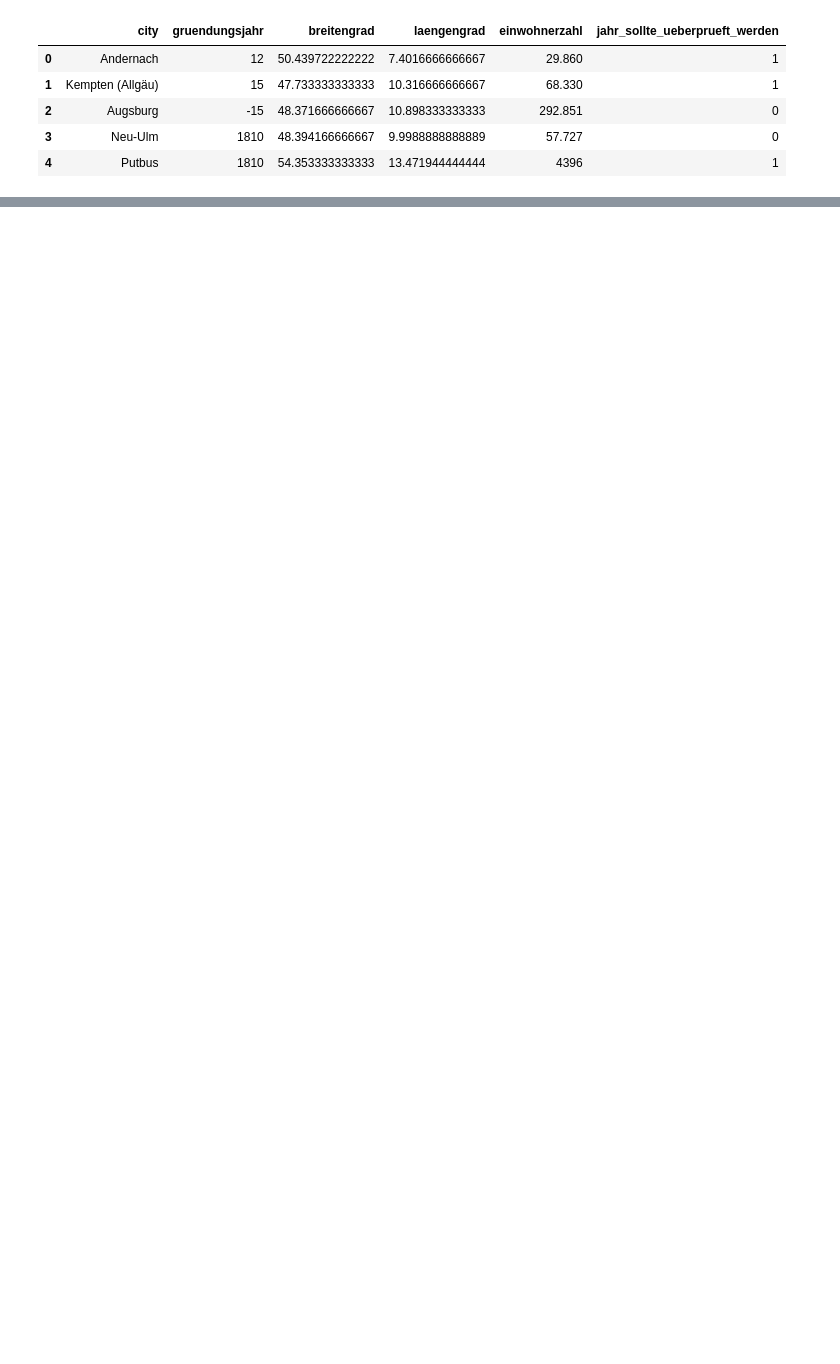
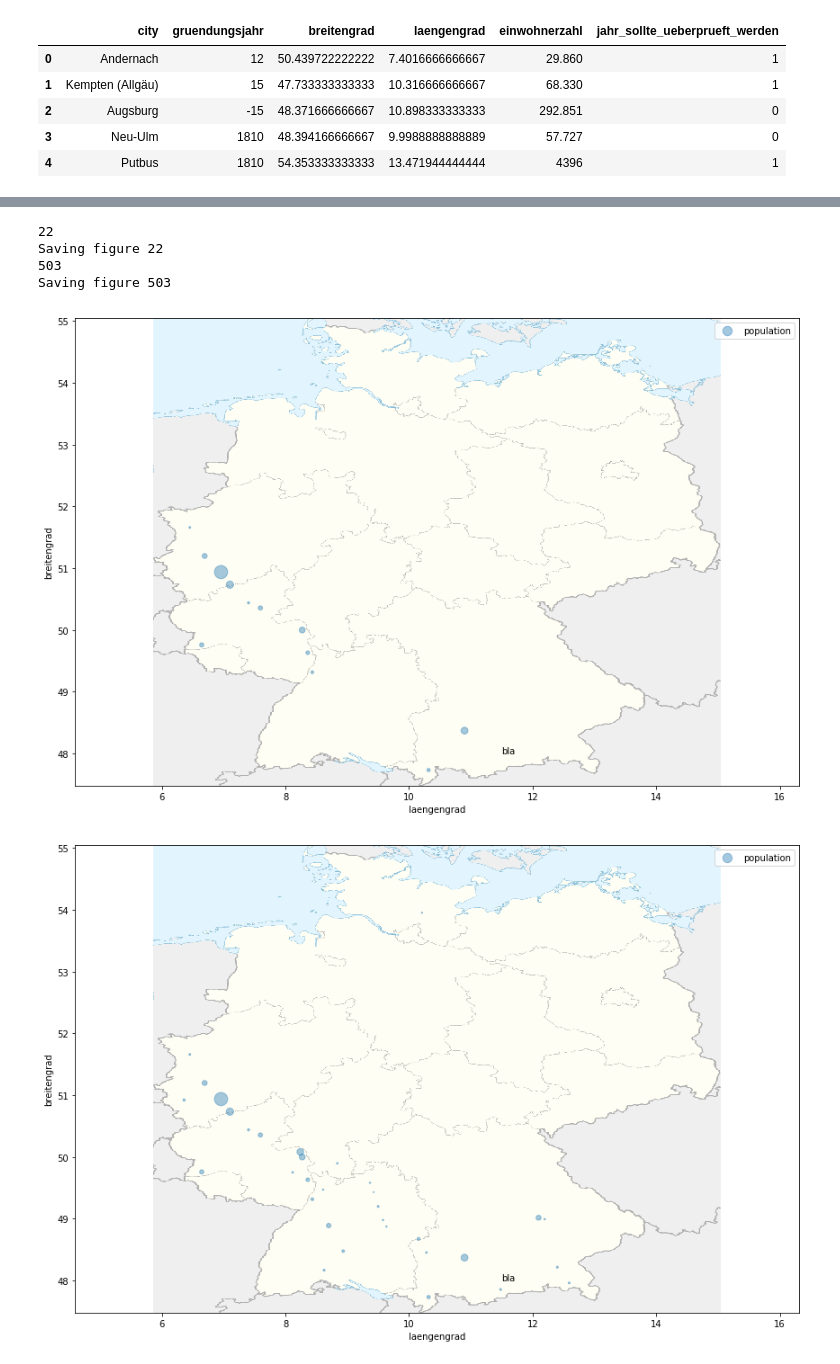
Before and after one commit to s-maibuecher/german_city_foundation, a Jupyter notebook: german-city-foundation.ipynb, the cells around one changed output, grey strips where cells are left out. Saved outputs shown, nothing was run; the diff lists cells and outputs as text; code cells hidden in the pictures; blank space fills up the shorter version.

```diff
--- a/german-city-foundation.ipynb
+++ b/german-city-foundation.ipynb
@@ -58,0 +79,6 @@ numpy.int64
+# %%
+def get_cities_which_excisted_in(year):
+    return( df[df.gruendungsjahr  <= year])
+
+#example:
+plot_all_cities_which_excisted_in(-2)
@@ -59,3 +97,44 @@ numpy.int64
+# %%
+ROJECT_ROOT_DIR = "."
+IMAGES_PATH = os.path.join(PROJECT_ROOT_DIR, "generated_images")
+
+
+def plot_german_cities(dataframe, fig_id, tight_layout=True, fig_extension="png", resolution=100):
+
+    ax = dataframe.plot.scatter( x="laengengrad", y="breitengrad", alpha=0.4, s=dataframe["einwohnerzahl"]/5000, label="population",
+               figsize=(12,8))
+    '''for i, txt in enumerate(df['city']):
+        ax.annotate(df['city'], (df['laengengrad'][i], df['breitengrad'][i]))'''
+
+    ax.annotate('bla', ( 11.5, 48))
+    #plt.axis('scaled')
+    plt.axes().set_aspect('equal', 'datalim')
+    plt.imshow(mpimg.imread('./img/umrisskarte-deutschland.png'), extent=[5.8652753, 15.0395564, 47.4809718, 55.0511637], alpha=0.5,
+               cmap=plt.get_cmap("jet"))
+    path = os.path.join(IMAGES_PATH, fig_id + "." + fig_extension)
+    print("Saving figure", fig_id)
+    if tight_layout:
+        plt.tight_layout()
+    plt.savefig(path, format=fig_extension, dpi=resolution)
+# %%
+amount_of_cities = df.shape[0]
+
+earliest_year = df['gruendungsjahr'].min()
+
+#for year in range(earliest_year, 2019):
+for year in [22, 503]: # for debugging
+    print(year)
+    dataframe_to_plot = get_cities_which_excisted_in(year)
+    plot_german_cities(dataframe_to_plot, str(year))
+    #save_german_cities(dataframe_to_plot, year)
+    #print(dataframe_to_plot)
+# %% [output]
+22
+Saving figure 22
+503
+Saving figure 503
+[figure, added]
+[figure, added]
 # %%
 #list(df.columns.values)
 #df.plot(kind="scatter", x="laengengrad", y="breitengrad", alpha=0.4, s=df["einwohnerzahl"]/5000, label="population")
```
Also changed, not shown: parts of 14 cells of this notebook.
